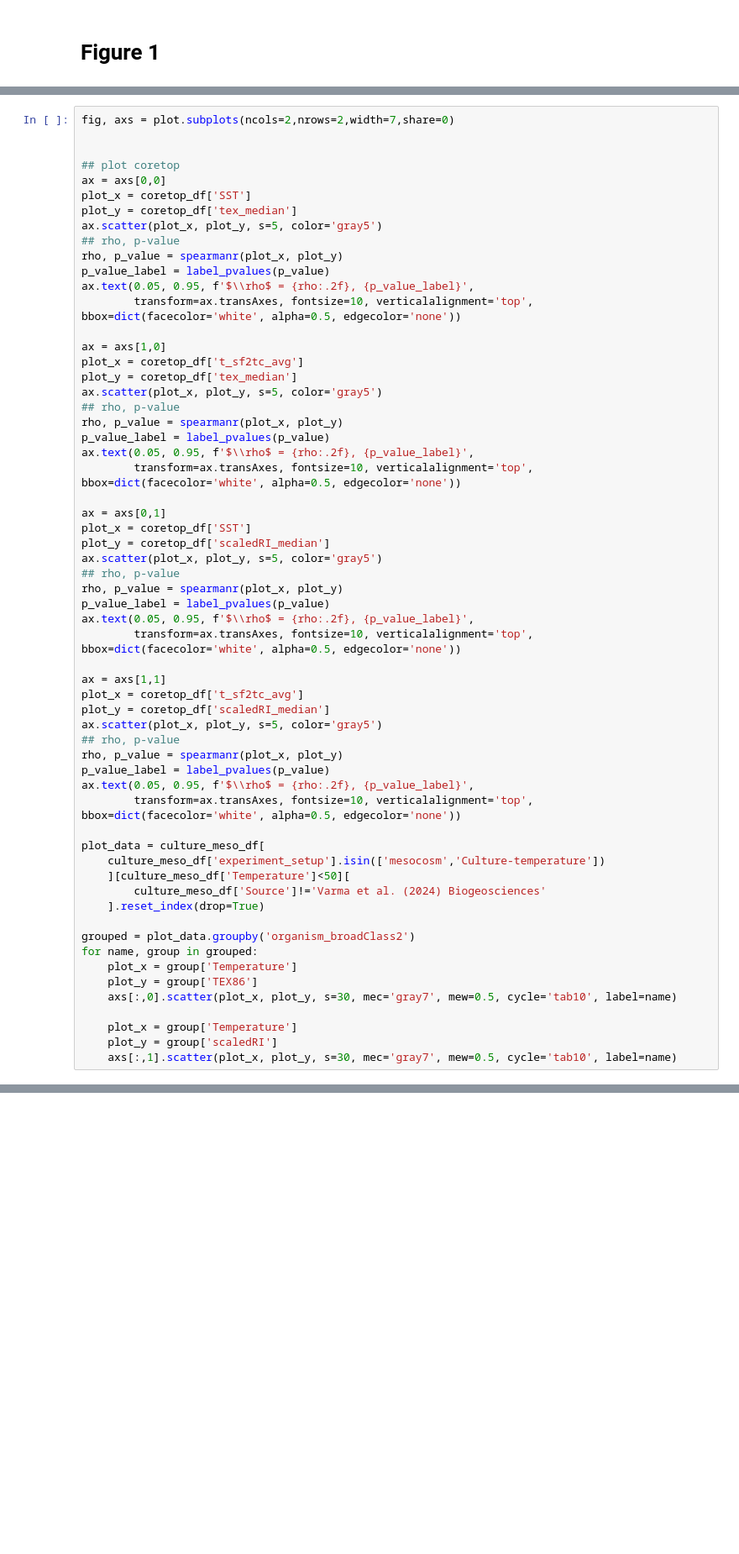
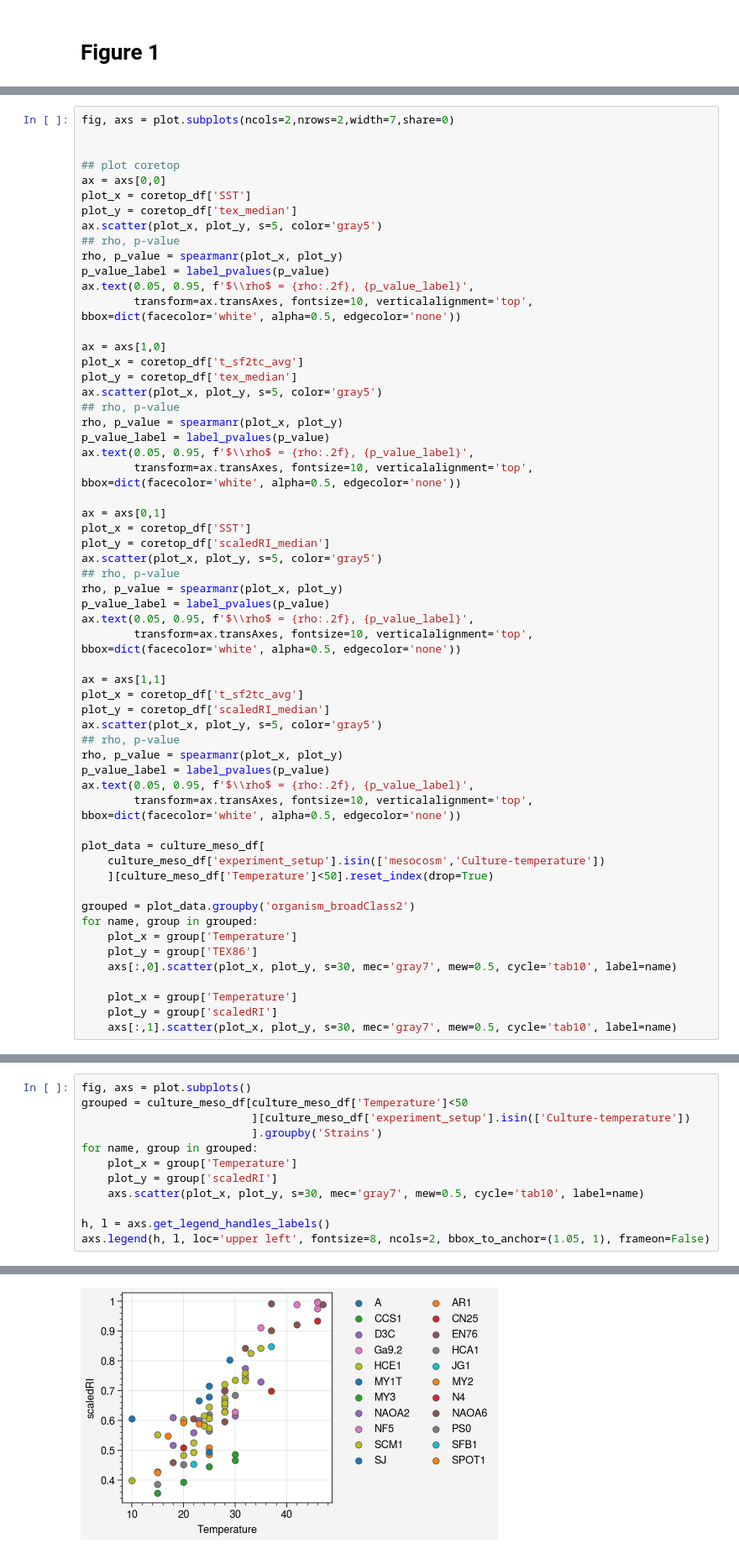
Before and after one commit to PaleoLipidRR/TEXAS, a Jupyter notebook: ipynb_files/figures_for_manuscripts.ipynb, the cells around one changed output, grey strips where cells are left out. Shown at 84% size. Drawn from its saved outputs; the diff is of its cells as text; blank space fills up the shorter version.

```diff
--- a/ipynb_files/figures_for_manuscripts.ipynb
+++ b/ipynb_files/figures_for_manuscripts.ipynb
@@ -540,9 +540,7 @@ ax.text(0.05, 0.95, f'$\\rho$ = {rho:.2f}, {p_value_label}',
 
 plot_data = culture_meso_df[
     culture_meso_df['experiment_setup'].isin(['mesocosm','Culture-temperature'])
-    ][culture_meso_df['Temperature']<50][
-        culture_meso_df['Source']!='Varma et al. (2024) Biogeosciences'
-    ].reset_index(drop=True)
+    ][culture_meso_df['Temperature']<50].reset_index(drop=True)
 
 grouped = plot_data.groupby('organism_broadClass2')
 for name, group in grouped:
@@ -555,3 +553,16 @@ for name, group in grouped:
     axs[:,1].scatter(plot_x, plot_y, s=30, mec='gray7', mew=0.5, cycle='tab10', label=name)
 # %% [output]
 [figure]
+# %%
+fig, axs = plot.subplots()
+grouped = culture_meso_df[culture_meso_df['Temperature']<50
+                          ][culture_meso_df['experiment_setup'].isin(['Culture-temperature'])
+                          ].groupby('Strains')
+for name, group in grouped:
+    plot_x = group['Temperature']
+    plot_y = group['scaledRI']
+    axs.scatter(plot_x, plot_y, s=30, mec='gray7', mew=0.5, cycle='tab10', label=name)
+
+h, l = axs.get_legend_handles_labels()
+axs.legend(h, l, loc='upper left', fontsize=8, ncols=2, bbox_to_anchor=(1.05, 1), frameon=False)
+# %% [output]
@@ -557,0 +570 @@ for name, group in grouped:
+[figure, added]
```
Also changed, not shown: parts of 1 cell of this notebook.
